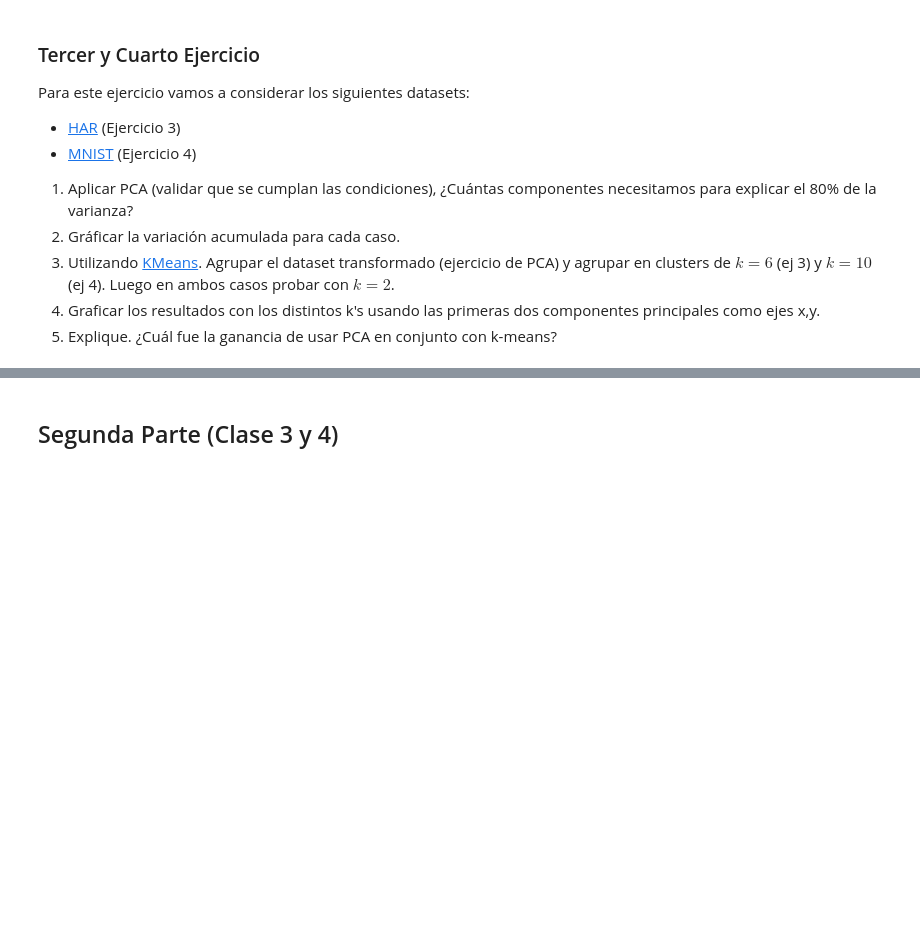
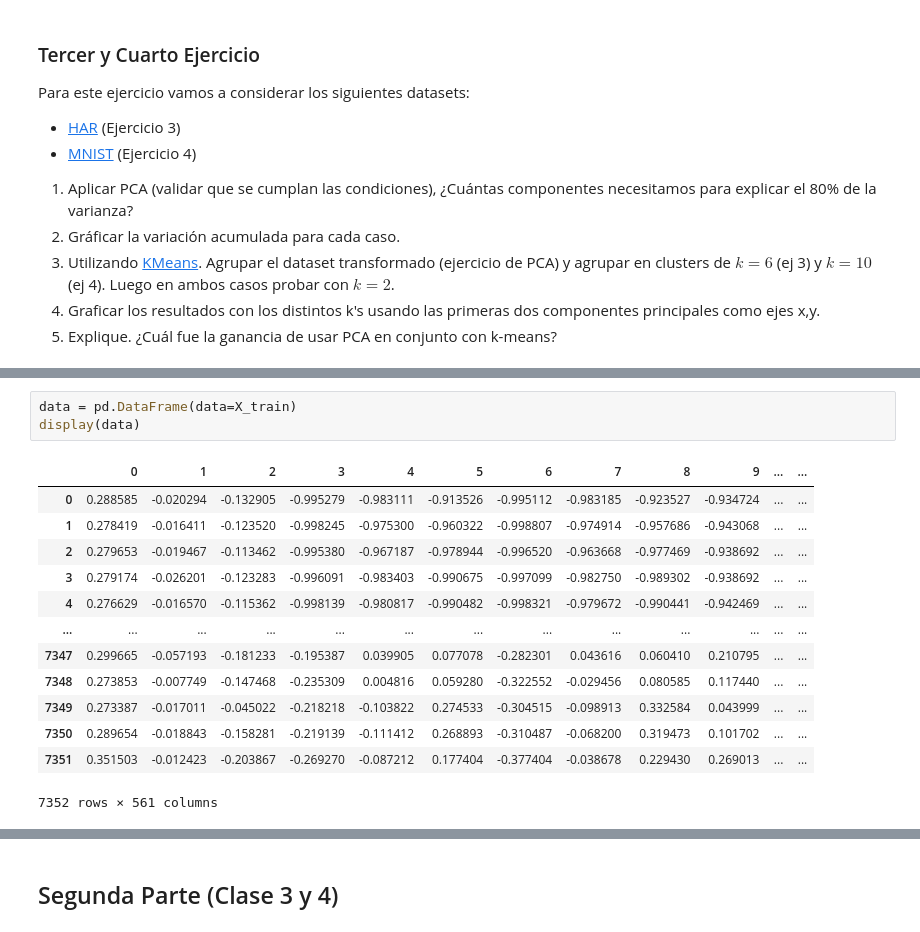
Before and after one commit to BenjaSar/IIA, a Jupyter notebook: tp_integrador.ipynb, the cells around one changed output, grey strips where cells are left out. Saved outputs shown, nothing was run; the diff lists cells and outputs as text; blank space fills up the shorter version.

```diff
--- a/tp_integrador.ipynb
+++ b/tp_integrador.ipynb
@@ -101,0 +145,17 @@ Para este ejercicio vamos a considerar los siguientes datasets:
+# %%
+data = pd.DataFrame(data=X_train)
+display(data)
+# %% [output]
+|  | 0 | 1 | 2 | 3 | 4 | 5 | 6 | 7 | 8 | 9 | ... | ... |
+| 0 | 0.288585 | -0.020294 | -0.132905 | -0.995279 | -0.983111 | -0.913526 | -0.995112 | -0.983185 | -0.923527 | -0.934724 | ... | ... |
+| 1 | 0.278419 | -0.016411 | -0.123520 | -0.998245 | -0.975300 | -0.960322 | -0.998807 | -0.974914 | -0.957686 | -0.943068 | ... | ... |
+| 2 | 0.279653 | -0.019467 | -0.113462 | -0.995380 | -0.967187 | -0.978944 | -0.996520 | -0.963668 | -0.977469 | -0.938692 | ... | ... |
+| 3 | 0.279174 | -0.026201 | -0.123283 | -0.996091 | -0.983403 | -0.990675 | -0.997099 | -0.982750 | -0.989302 | -0.938692 | ... | ... |
+| 4 | 0.276629 | -0.016570 | -0.115362 | -0.998139 | -0.980817 | -0.990482 | -0.998321 | -0.979672 | -0.990441 | -0.942469 | ... | ... |
+| ... | ... | ... | ... | ... | ... | ... | ... | ... | ... | ... | ... | ... |
+| 7347 | 0.299665 | -0.057193 | -0.181233 | -0.195387 | 0.039905 | 0.077078 | -0.282301 | 0.043616 | 0.060410 | 0.210795 | ... | ... |
+| 7348 | 0.273853 | -0.007749 | -0.147468 | -0.235309 | 0.004816 | 0.059280 | -0.322552 | -0.029456 | 0.080585 | 0.117440 | ... | ... |
+| 7349 | 0.273387 | -0.017011 | -0.045022 | -0.218218 | -0.103822 | 0.274533 | -0.304515 | -0.098913 | 0.332584 | 0.043999 | ... | ... |
+| 7350 | 0.289654 | -0.018843 | -0.158281 | -0.219139 | -0.111412 | 0.268893 | -0.310487 | -0.068200 | 0.319473 | 0.101702 | ... | ... |
+| 7351 | 0.351503 | -0.012423 | -0.203867 | -0.269270 | -0.087212 | 0.177404 | -0.377404 | -0.038678 | 0.229430 | 0.269013 | ... | ... |
+7352 rows × 561 columns
```
Also changed, not shown: parts of 43 cells of this notebook.
